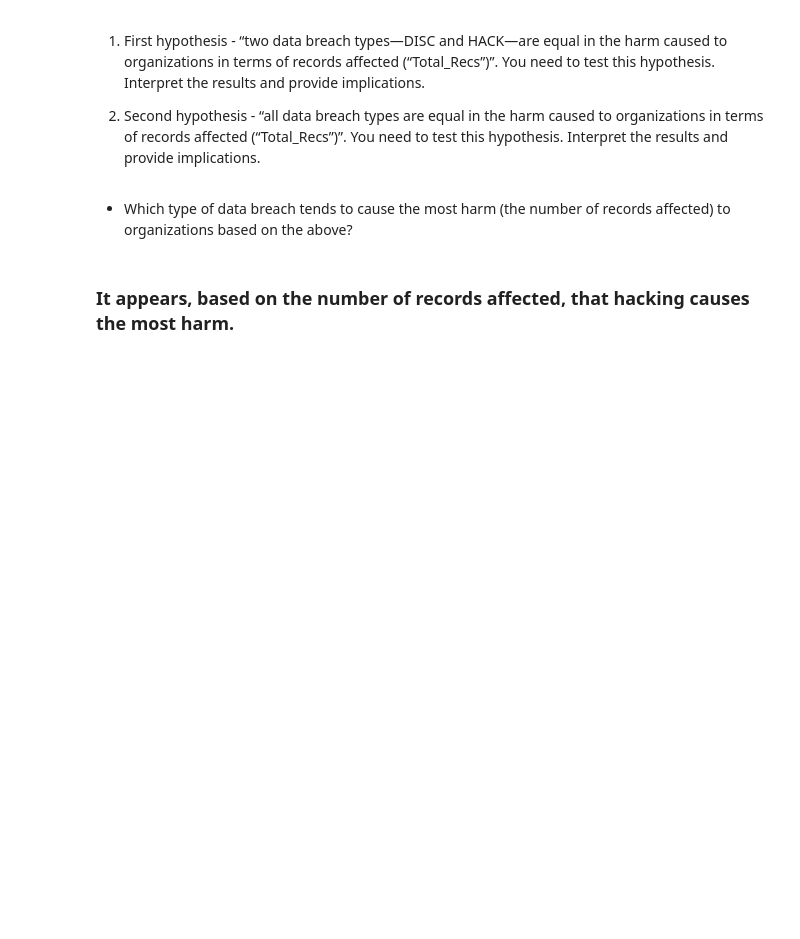
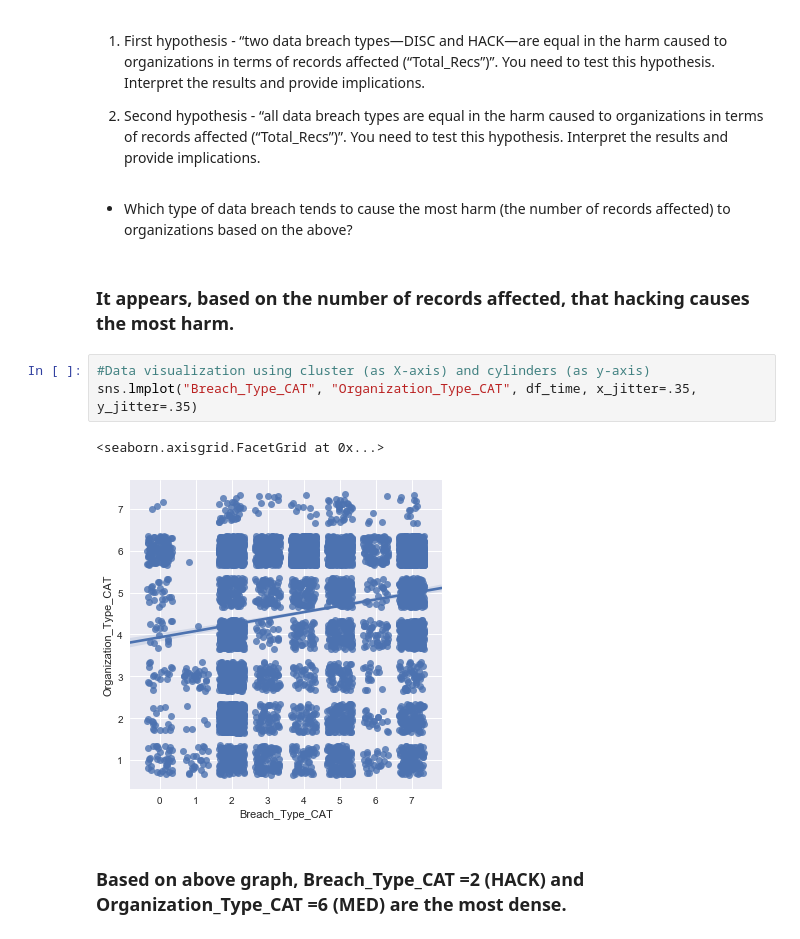
Before and after one commit to dmrod01/Capstone, a Jupyter notebook: Business Questions and Support .ipynb, the cells around one changed output. Cells and saved outputs as stored; diff of their text form; blank space fills up the shorter version.

```diff
--- a/Business Questions and Support .ipynb
+++ b/Business Questions and Support .ipynb
@@ -632,3 +632,11 @@ Text(0.5,1,'Breaches by Org Type and Year')
 - Which type of data breach tends to cause the most harm (the number of records affected) to organizations based on the above?
 # %% [markdown]
 ### It appears, based on the number of records affected, that hacking causes the most harm.
+# %%
+#Data visualization using cluster (as X-axis) and cylinders (as y-axis)
+sns.lmplot("Breach_Type_CAT", "Organization_Type_CAT", df_time, x_jitter=.35, y_jitter=.35)
+# %% [output]
+<seaborn.axisgrid.FacetGrid at 0x...>
+[figure, added]
+# %% [markdown]
+### Based on above graph, Breach_Type_CAT =2 (HACK) and Organization_Type_CAT =6 (MED) are the most dense.
```
